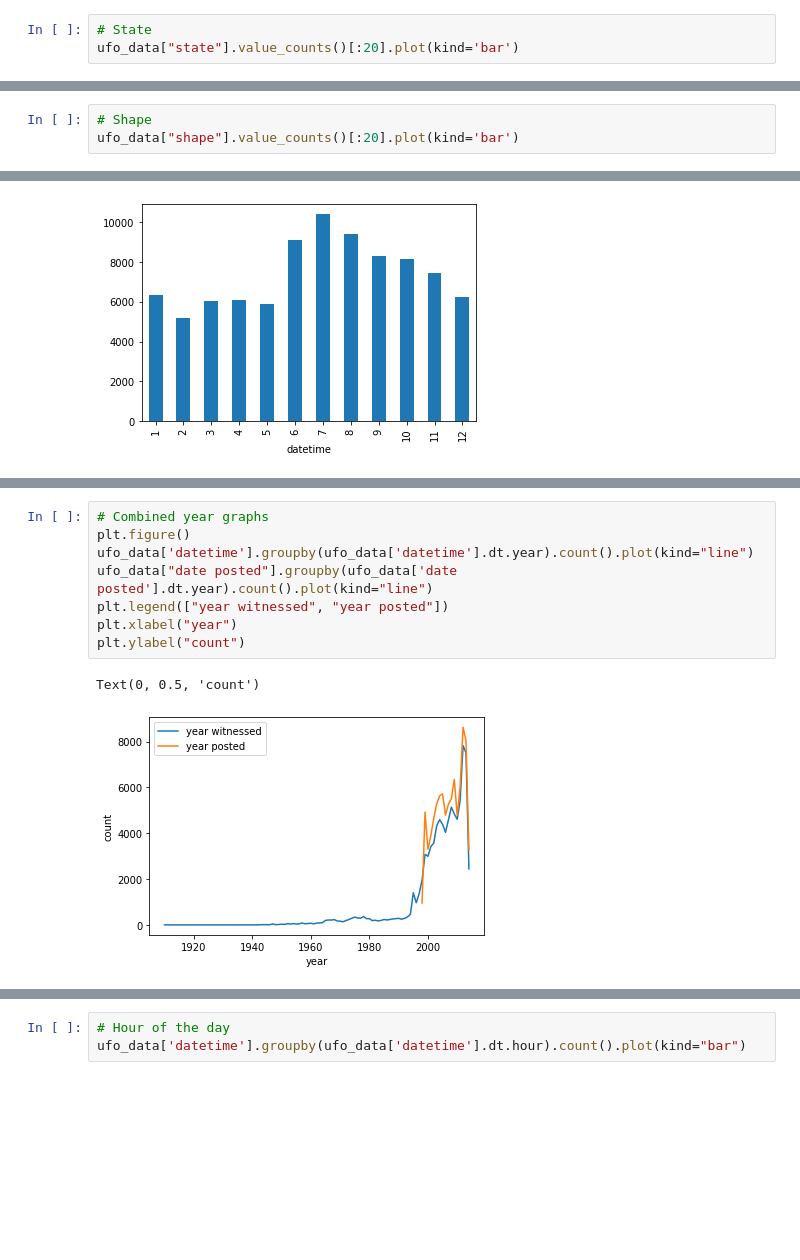
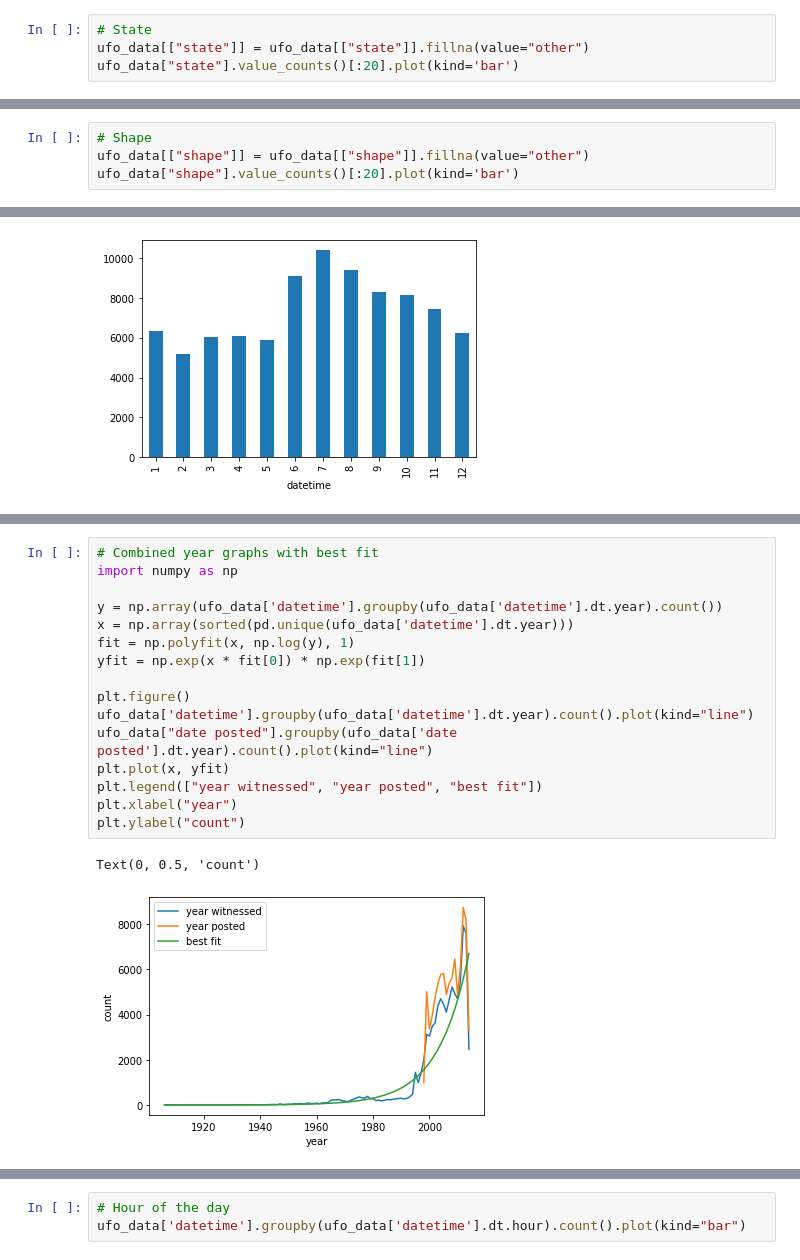
Before and after one commit to billyhsun/ufo_data, a Jupyter notebook: analysis.ipynb, the cells around one changed output, grey strips where cells are left out. Saved outputs shown, nothing was run; the diff lists cells and outputs as text; blank space fills up the shorter version.

```diff
--- a/analysis.ipynb
+++ b/analysis.ipynb
@@ -59,5 +63,6 @@ gdf.plot(ax=world.plot(figsize=(10, 6)), marker='o', color='red', markersize=15)
 # %%
 # State
+ufo_data[["state"]] = ufo_data[["state"]].fillna(value="other")
 ufo_data["state"].value_counts()[:20].plot(kind='bar')
 # %% [output]
 <AxesSubplot:>
@@ -65,5 +72,6 @@ ufo_data["state"].value_counts()[:20].plot(kind='bar')
 # %%
 # Shape
+ufo_data[["shape"]] = ufo_data[["shape"]].fillna(value="other")
 ufo_data["shape"].value_counts()[:20].plot(kind='bar')
 # %% [output]
 <AxesSubplot:>
@@ -92,12 +114,20 @@ ufo_data["date posted"].groupby(ufo_data['date posted'].dt.year).count().plot(ki
 [figure]
 # %%
-# Combined year graphs
+# Combined year graphs with best fit
+import numpy as np
+
+y = np.array(ufo_data['datetime'].groupby(ufo_data['datetime'].dt.year).count())
+x = np.array(sorted(pd.unique(ufo_data['datetime'].dt.year)))
+fit = np.polyfit(x, np.log(y), 1)
+yfit = np.exp(x * fit[0]) * np.exp(fit[1])
+
 plt.figure()
 ufo_data['datetime'].groupby(ufo_data['datetime'].dt.year).count().plot(kind="line")
 ufo_data["date posted"].groupby(ufo_data['date posted'].dt.year).count().plot(kind="line")
-plt.legend(["year witnessed", "year posted"])
+plt.plot(x, yfit)
+plt.legend(["year witnessed", "year posted", "best fit"])
 plt.xlabel("year")
 plt.ylabel("count")
 # %% [output]
 Text(0, 0.5, 'count')
-[figure, old version]
+[figure, new version]
```
Also changed, not shown: parts of 18 cells of this notebook.
